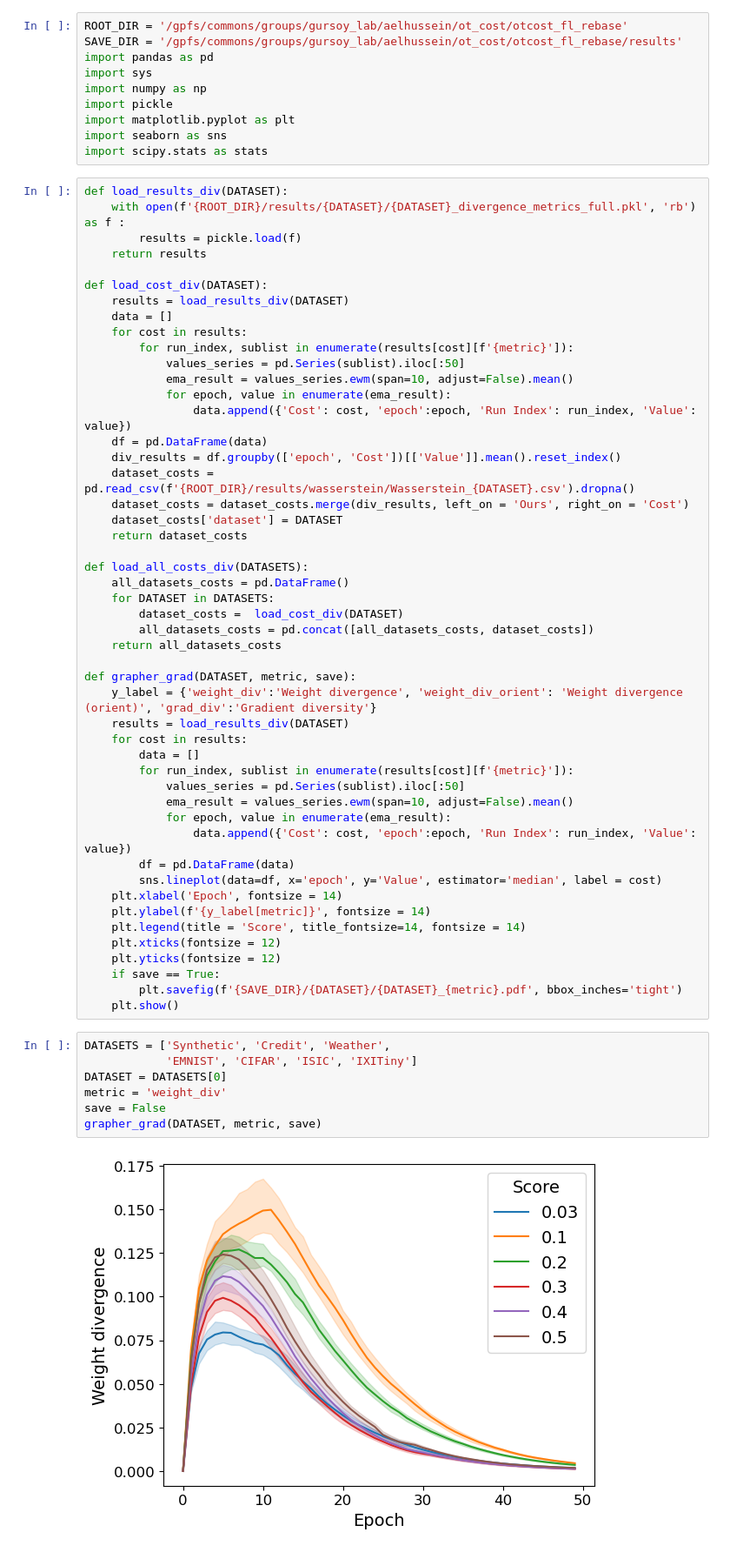
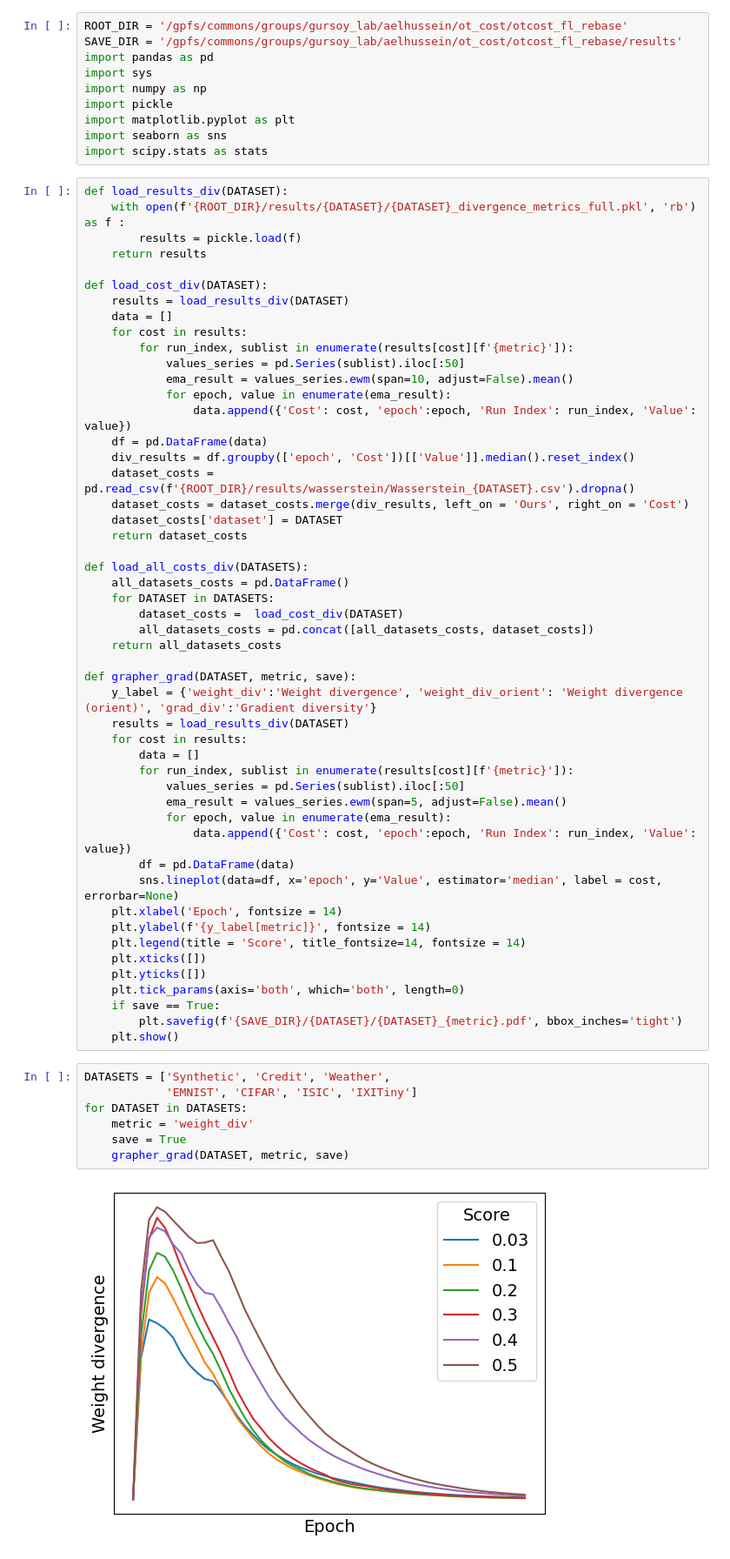
Before and after one commit to G2Lab/ot_cost, a Jupyter notebook: divergence_metrics/divergence_metrics.ipynb, the cells around one changed output. Shown at 87% size. Saved outputs shown, nothing was run; the diff lists cells and outputs as text.

```diff
--- a/divergence_metrics/divergence_metrics.ipynb
+++ b/divergence_metrics/divergence_metrics.ipynb
@@ -24,7 +24,7 @@ def load_cost_div(DATASET):
             for epoch, value in enumerate(ema_result):
                 data.append({'Cost': cost, 'epoch':epoch, 'Run Index': run_index, 'Value': value})
     df = pd.DataFrame(data)
-    div_results = df.groupby(['epoch', 'Cost'])[['Value']].mean().reset_index()
+    div_results = df.groupby(['epoch', 'Cost'])[['Value']].median().reset_index()
     dataset_costs =  pd.read_csv(f'{ROOT_DIR}/results/wasserstein/Wasserstein_{DATASET}.csv').dropna()
     dataset_costs = dataset_costs.merge(div_results, left_on = 'Ours', right_on = 'Cost')
     dataset_costs['dataset'] = DATASET
@@ -44,25 +44,26 @@ def grapher_grad(DATASET, metric, save):
         data = []
         for run_index, sublist in enumerate(results[cost][f'{metric}']):
             values_series = pd.Series(sublist).iloc[:50]
-            ema_result = values_series.ewm(span=10, adjust=False).mean()
+            ema_result = values_series.ewm(span=5, adjust=False).mean()
             for epoch, value in enumerate(ema_result):
                 data.append({'Cost': cost, 'epoch':epoch, 'Run Index': run_index, 'Value': value})
         df = pd.DataFrame(data)
-        sns.lineplot(data=df, x='epoch', y='Value', estimator='median', label = cost)
+        sns.lineplot(data=df, x='epoch', y='Value', estimator='median', label = cost, errorbar=None)
     plt.xlabel('Epoch', fontsize = 14)
     plt.ylabel(f'{y_label[metric]}', fontsize = 14)
     plt.legend(title = 'Score', title_fontsize=14, fontsize = 14)
-    plt.xticks(fontsize = 12)
-    plt.yticks(fontsize = 12)
+    plt.xticks([])
+    plt.yticks([])
+    plt.tick_params(axis='both', which='both', length=0)
     if save == True:
         plt.savefig(f'{SAVE_DIR}/{DATASET}/{DATASET}_{metric}.pdf', bbox_inches='tight')
     plt.show()
 # %%
 DATASETS = ['Synthetic', 'Credit', 'Weather',
             'EMNIST', 'CIFAR', 'ISIC', 'IXITiny']
-DATASET = DATASETS[0]
-metric = 'weight_div'
-save = False
-grapher_grad(DATASET, metric, save)
+for DATASET in DATASETS:
+    metric = 'weight_div'
+    save = True
+    grapher_grad(DATASET, metric, save)
 # %% [output]
-[figure, old version]
+[figure, new version]
```
Also changed, not shown: parts of 9 cells of this notebook, 3 other files.
